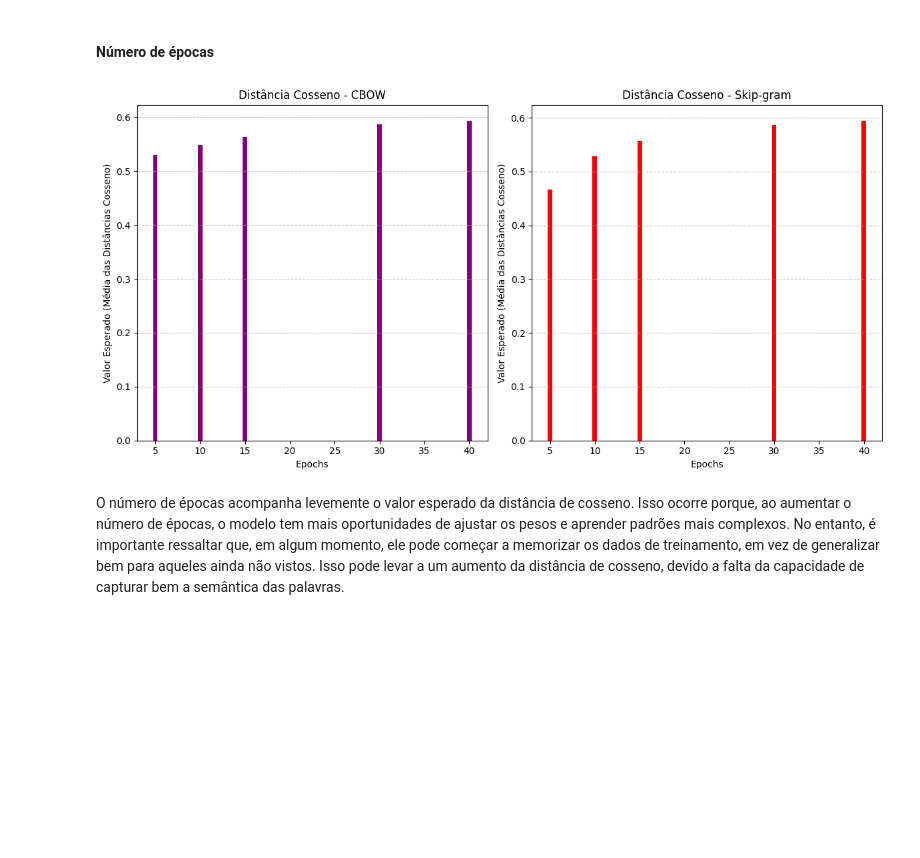
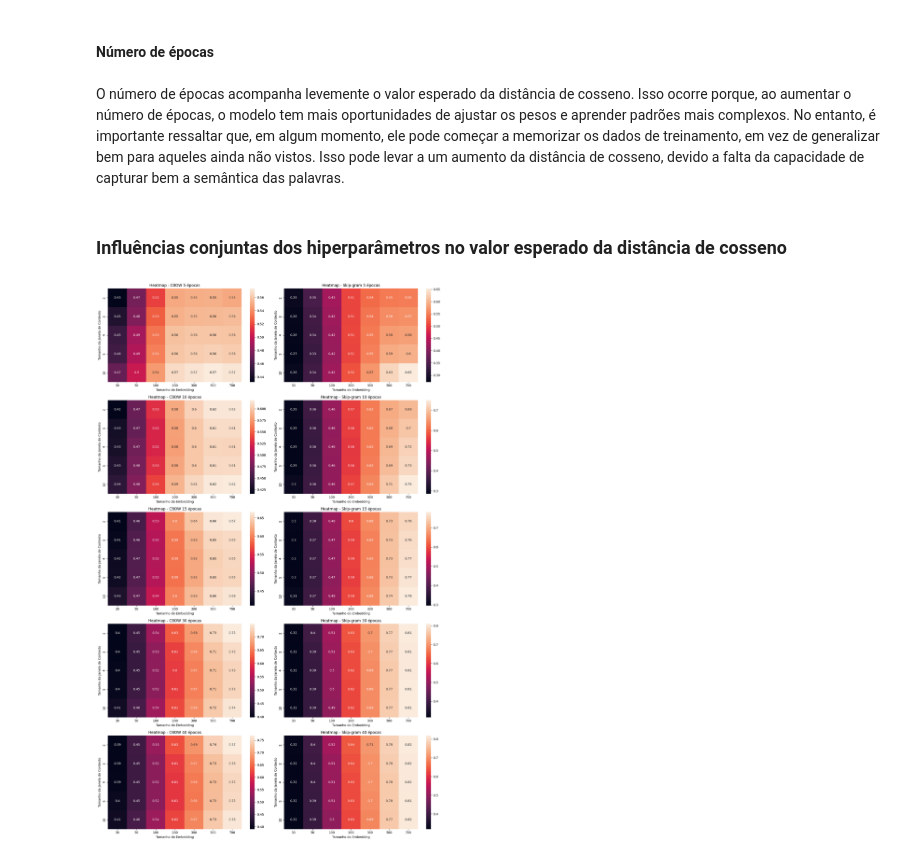
Before and after one commit to paduathiago/NLP_word_embeddings, a Jupyter notebook: word_embeddings.ipynb, the cells around one changed output. Drawn from its saved outputs; the diff is of its cells as text; code cells hidden in the pictures; blank space fills up the shorter version.

Commit message:
add heatmap

```diff
--- a/word_embeddings.ipynb
+++ b/word_embeddings.ipynb
@@ -172,6 +174,42 @@ def plot_param_size_vs_distance(param_sizes, param_name, cbow_expected, skipgram
     # Ajustar layout e mostrar
     plt.tight_layout()
     plt.show()
+# %%
+def get_dfs(results, epoch):
+    embedding_window_distances_cbow = {size: [] for size in embedding_sizes}
+    embedding_window_distances_skipgram = {size: [] for size in embedding_sizes}
+
+    for result in results:
+        embedding_size = result[2]['embedding_size']
+        avg_distance = result[1]
+        if result[2]['skip_gram'] == 0 and result[2]['epochs'] == epoch:
+            embedding_window_distances_cbow[embedding_size].append(avg_distance)
+        elif result[2]['skip_gram'] == 1 and result[2]['epochs'] == epoch:
+            embedding_window_distances_skipgram[embedding_size].append(avg_distance)
+
+    df_cbow = pd.DataFrame(embedding_window_distances_cbow, index=window_sizes)
+    df_sg = pd.DataFrame(embedding_window_distances_skipgram, index=window_sizes)
+
+    return df_cbow, df_sg
+# %%
+def plot_heatmaps():
+    # Heatmap CBOW
+    fig, axes = plt.subplots(5, 2, figsize=(16, 25))
+    for i, epoch in enumerate(epochs):
+        df_cbow, df_sg = get_dfs(results, epoch)
+        sns.heatmap(df_cbow, annot=True, xticklabels=embedding_sizes, yticklabels=window_sizes, ax=axes[i, 0])
+        axes[i, 0].set_title(f"Heatmap - CBOW {epoch} épocas")
+        axes[i, 0].set_xlabel("Tamanho do Embedding")
+        axes[i, 0].set_ylabel("Tamanho da Janela de Contexto")
+
+        # Heatmap Skip-gram
+        sns.heatmap(df_sg, annot=True, xticklabels=embedding_sizes, yticklabels=window_sizes, ax=axes[i, 1])
+        axes[i, 1].set_title(f"Heatmap - Skip-gram {epoch} épocas")
+        axes[i, 1].set_xlabel("Tamanho do Embedding")
+        axes[i, 1].set_ylabel("Tamanho da Janela de Contexto")
+
+    plt.tight_layout()
+    plt.show()
 # %% [markdown]
 ## Análise dos resultados
 ### Influência individual dos hiperparâmetros no valor esperado da distância de cosseno
@@ -197,9 +231,13 @@ Não foi possível observar uma influência significativa do tamanho da janela d
 # %% [markdown]
 #### Número de épocas
 # %%
-epochs, cbow_expected, skipgram_expected = calculate_average_distances(results, "epochs")
-plot_param_size_vs_distance(epochs, "Epochs", cbow_expected, skipgram_expected)
+epochs, epochs_cbow_expected, epochs_skipgram_expected = calculate_average_distances(results, "epochs")
+plot_param_size_vs_distance(epochs, "Epochs", epochs_cbow_expected, epochs_skipgram_expected)
-# %% [output]
-[figure, removed]
 # %% [markdown]
 O número de épocas acompanha levemente o valor esperado da distância de cosseno. Isso ocorre porque, ao aumentar o número de épocas, o modelo tem mais oportunidades de ajustar os pesos e aprender padrões mais complexos. No entanto, é importante ressaltar que, em algum momento, ele pode começar a memorizar os dados de treinamento, em vez de generalizar bem para aqueles ainda não vistos. Isso pode levar a um aumento da distância de cosseno, devido a falta da capacidade de capturar bem a semântica das palavras.
+# %% [markdown]
+### Influências conjuntas dos hiperparâmetros no valor esperado da distância de cosseno
+# %%
+plot_heatmaps()
+# %% [output]
+[figure, added]
```
Also changed, not shown: parts of 3 cells of this notebook.
